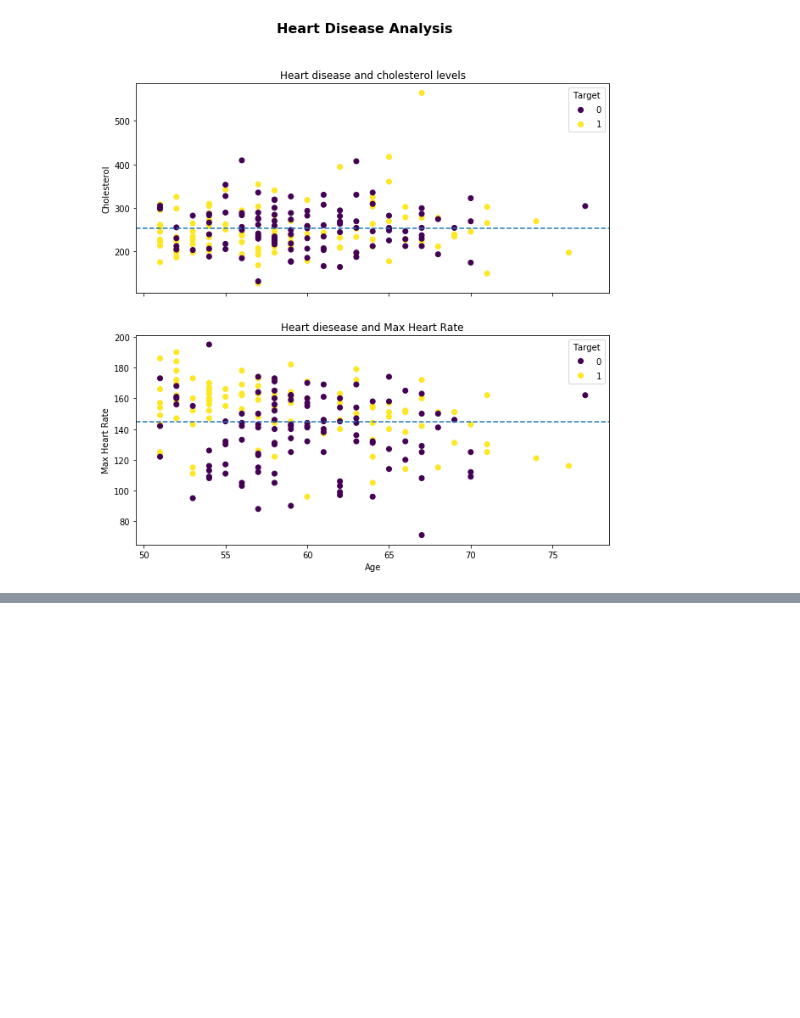
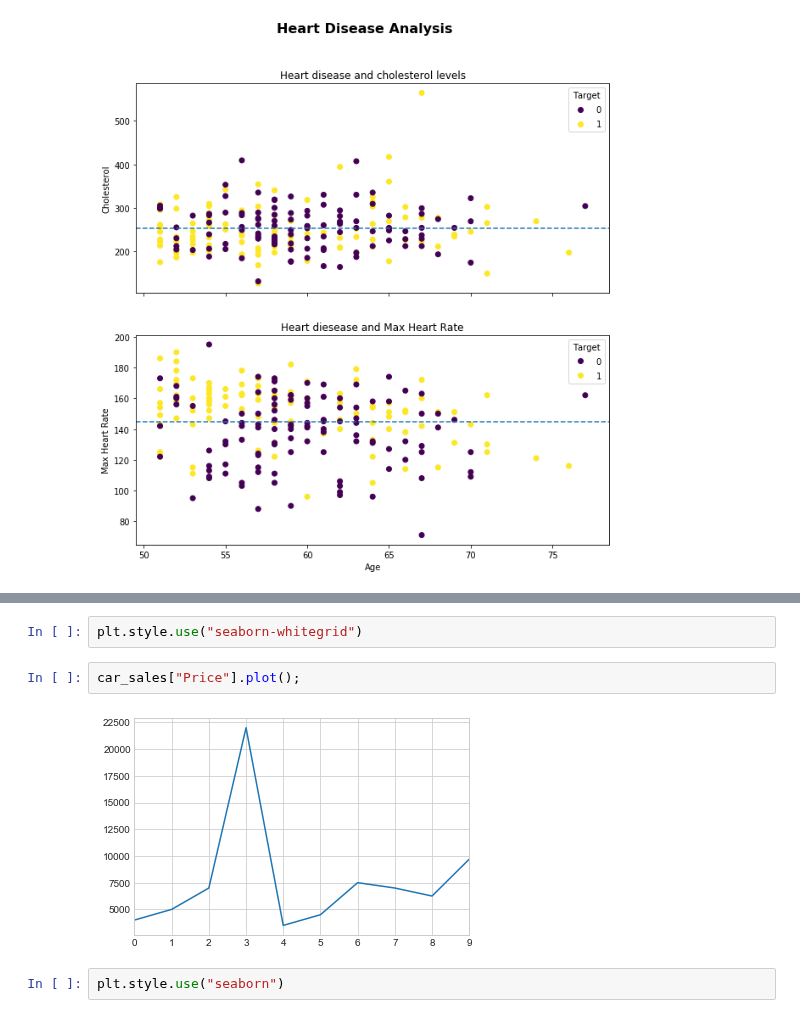
Before and after one commit to UlisesJuarez/Machine-learning-Introduction, a Jupyter notebook: matplotlib plotting and data visualization/Introduction to matplotlib.ipynb, the cells around one changed output, grey strips where cells are left out. Saved outputs shown, nothing was run; the diff lists cells and outputs as text; blank space fills up the shorter version.

```diff
--- a/matplotlib plotting and data visualization/Introduction to matplotlib.ipynb
+++ b/matplotlib plotting and data visualization/Introduction to matplotlib.ipynb
@@ -544,0 +581,8 @@ fig.suptitle("Heart Disease Analysis",fontsize=16, fontweight="bold");
+# %%
+plt.style.use("seaborn-whitegrid")
+# %%
+car_sales["Price"].plot();
+# %% [output]
+[figure, added]
+# %%
+plt.style.use("seaborn")
```
Also changed, not shown: parts of 11 cells of this notebook.
